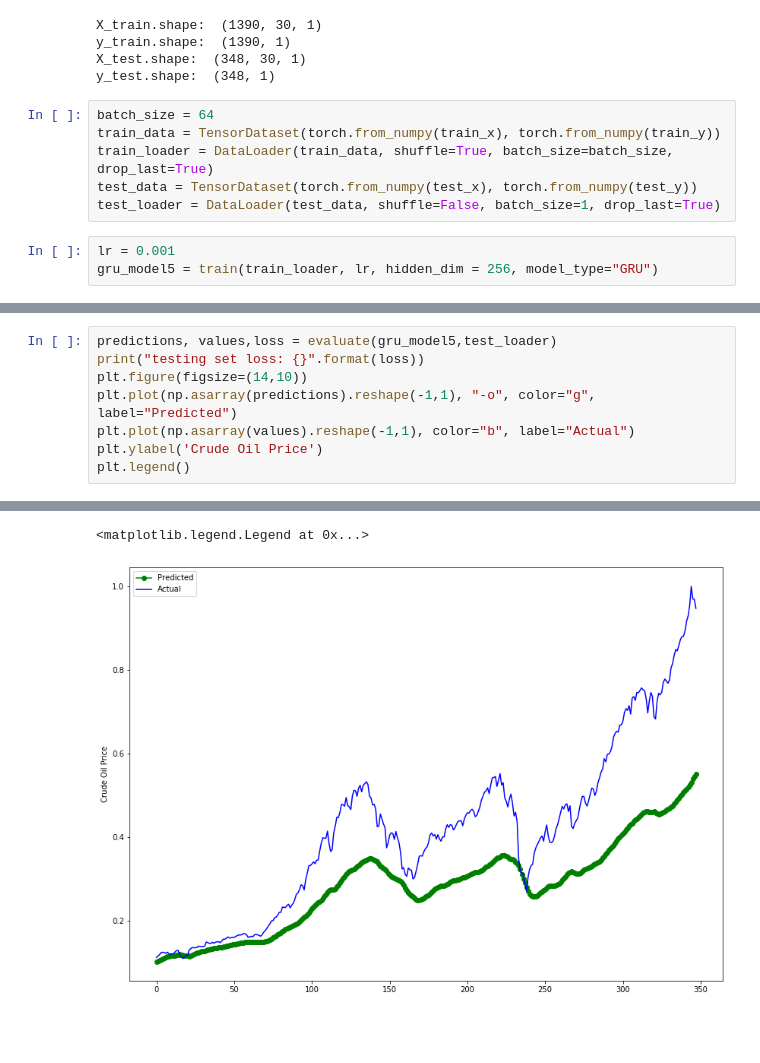
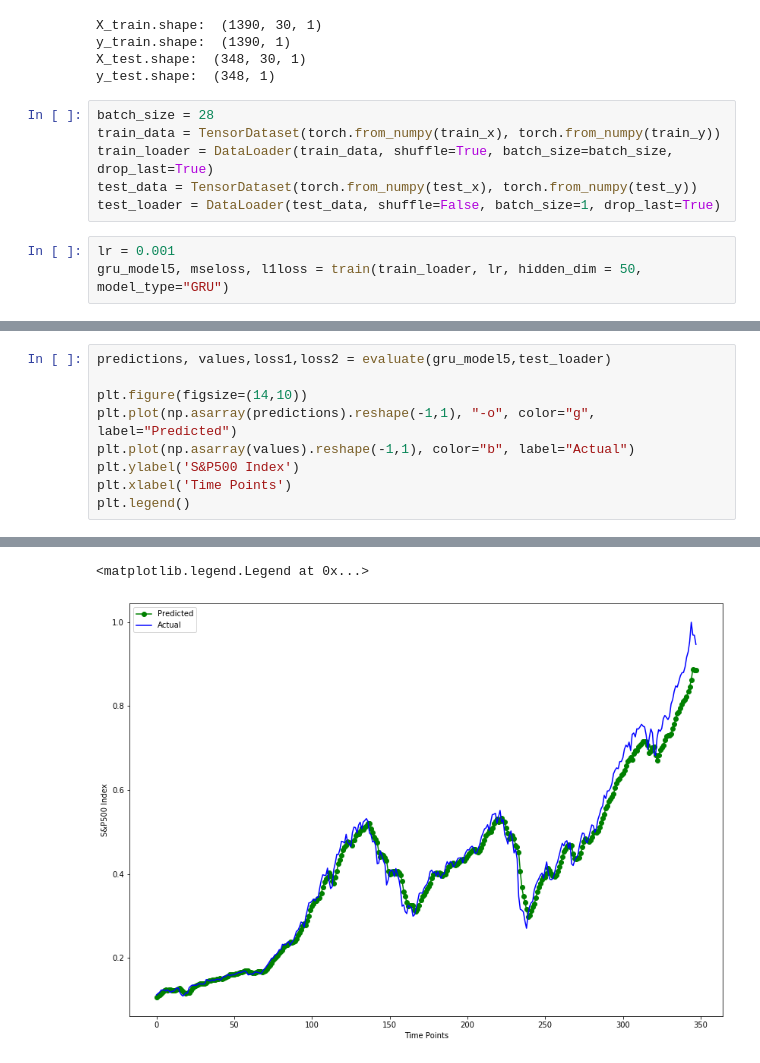
Before and after one commit to goodudetheboy/TimeSeriesWithNN, a Jupyter notebook: src/model/GRU.ipynb, the cells around one changed output, grey strips where cells are left out. Drawn from its saved outputs; the diff is of its cells as text; blank space fills up the shorter version.

```diff
--- a/src/model/GRU.ipynb
+++ b/src/model/GRU.ipynb
@@ -427,13 +535,13 @@ y_train.shape:  (1390, 1)
 X_test.shape:  (348, 30, 1)
 y_test.shape:  (348, 1)
 # %%
-batch_size = 64
+batch_size = 28
 train_data = TensorDataset(torch.from_numpy(train_x), torch.from_numpy(train_y))
 train_loader = DataLoader(train_data, shuffle=True, batch_size=batch_size, drop_last=True)
 test_data = TensorDataset(torch.from_numpy(test_x), torch.from_numpy(test_y))
 test_loader = DataLoader(test_data, shuffle=False, batch_size=1, drop_last=True)
 # %%
 lr = 0.001
-gru_model5 = train(train_loader, lr, hidden_dim = 256, model_type="GRU")
+gru_model5, mseloss, l1loss = train(train_loader, lr, hidden_dim = 50, model_type="GRU")
 # %% [output]
 Starting Training of GRU model
@@ -445,9 +564,10 @@ Epoch 5/5 Done, Total Loss: 7.97317162388416e-06
 # %%
-predictions, values,loss = evaluate(gru_model5,test_loader)
-print("testing set loss: {}".format(loss))
+predictions, values,loss1,loss2 = evaluate(gru_model5,test_loader)
+
 plt.figure(figsize=(14,10))
 plt.plot(np.asarray(predictions).reshape(-1,1), "-o", color="g", label="Predicted")
 plt.plot(np.asarray(values).reshape(-1,1), color="b", label="Actual")
-plt.ylabel('Crude Oil Price')
+plt.ylabel('S&P500 Index')
+plt.xlabel('Time Points')
 plt.legend()
 # %% [output]
@@ -455,2 +576,2 @@ testing set loss: 0.1579168736934662
 <matplotlib.legend.Legend at 0x...>
-[figure, old version]
+[figure, new version]
```
Also changed, not shown: parts of 24 cells of this notebook.
